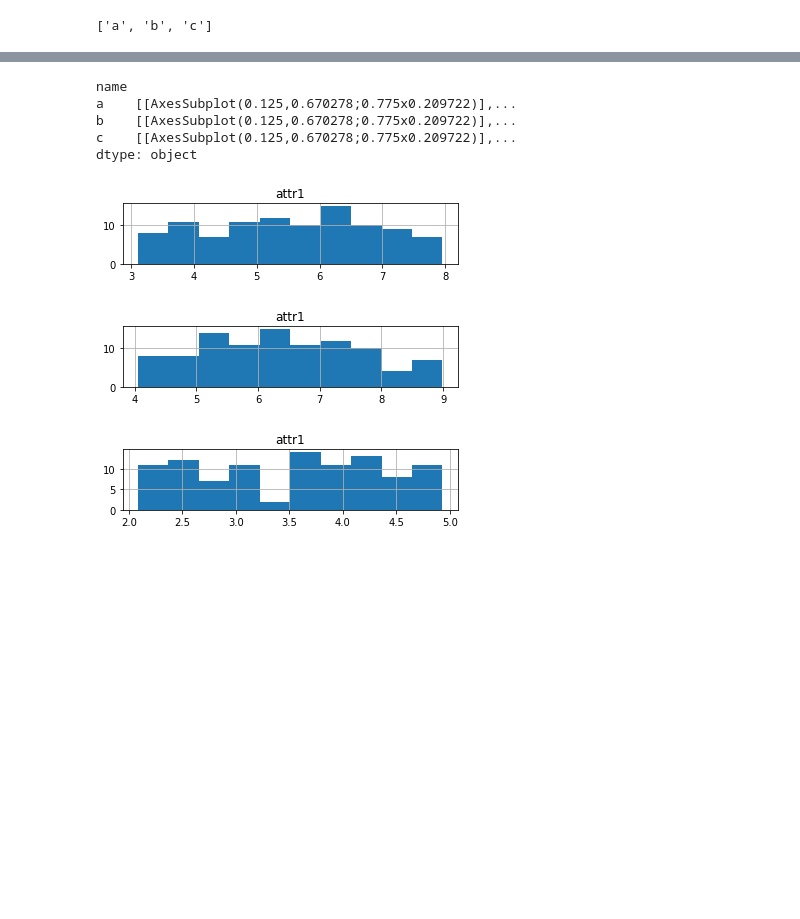
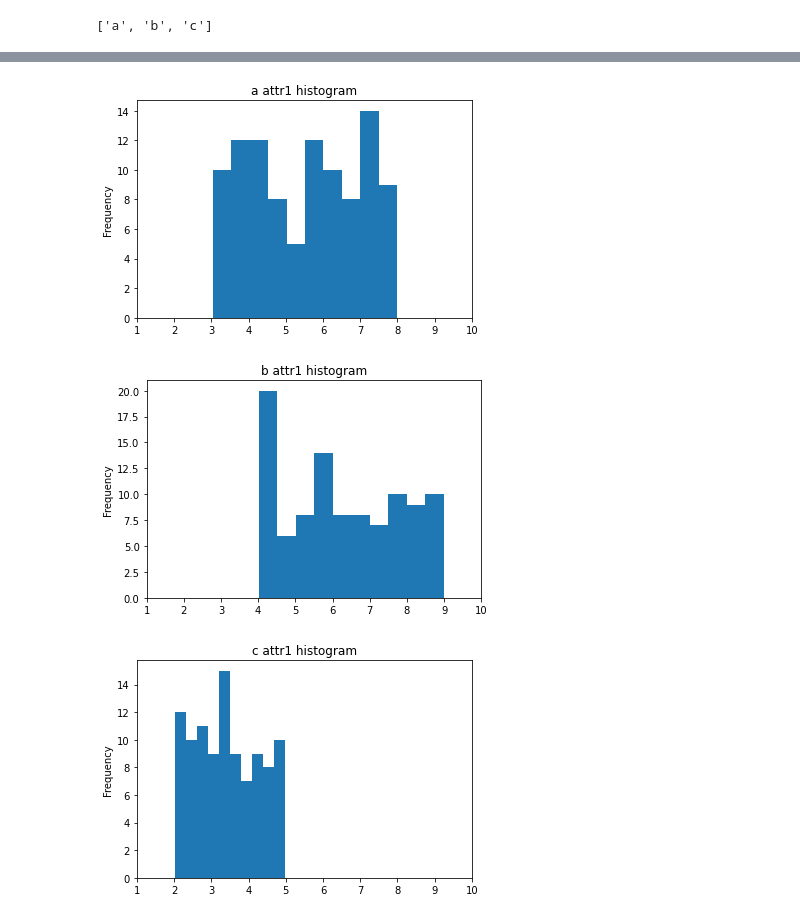
Before and after one commit to joaovicente/pandas-101, a Jupyter notebook: pandas-101.ipynb, the cells around one changed output, grey strips where cells are left out. Cells and saved outputs as stored; diff of their text form; code cells hidden in the pictures; blank space fills up the shorter version.

```diff
--- a/pandas-101.ipynb
+++ b/pandas-101.ipynb
@@ -135,12 +135,13 @@ dtype: object
-# %%
-# Quick histogram
-dfg.hist(layout=(len(keys),1))
-# %% [output]
-name
-a    [[AxesSubplot(0.125,0.670278;0.775x0.209722)],...
-b    [[AxesSubplot(0.125,0.670278;0.775x0.209722)],...
-c    [[AxesSubplot(0.125,0.670278;0.775x0.209722)],...
-dtype: object
-[figure, removed]
-[figure, removed]
-[figure, removed]
+# %%
+# Split histogram
+lower_limit = np.round(df3['attr1'].min()-1)
+higher_limit = np.round(df3['attr1'].max()+1)
+for i in dfg.groups.keys():
+    dfg.get_group(i)['attr1'].plot(kind='hist')
+    plt.title(f"{i} attr1 histogram")
+    plt.xlim(lower_limit,higher_limit)
+    plt.show()
+# %% [output]
+[figure, added]
+[figure, added]
+[figure, added]
```
Also changed, not shown: parts of 6 cells of this notebook.
